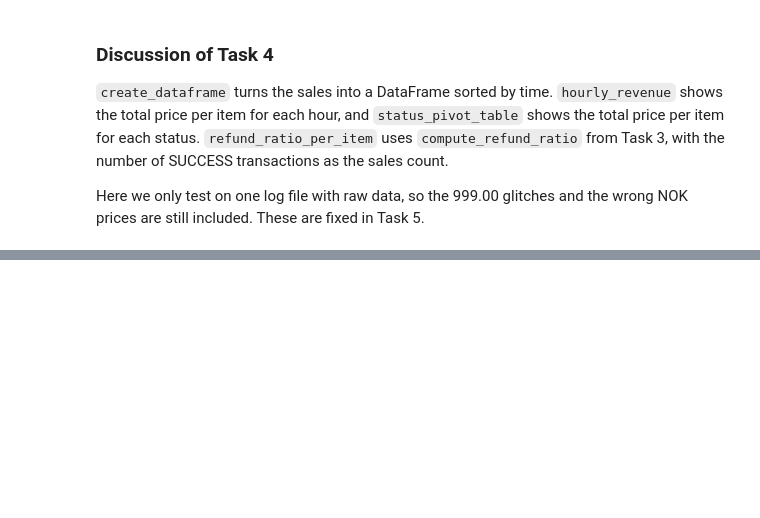
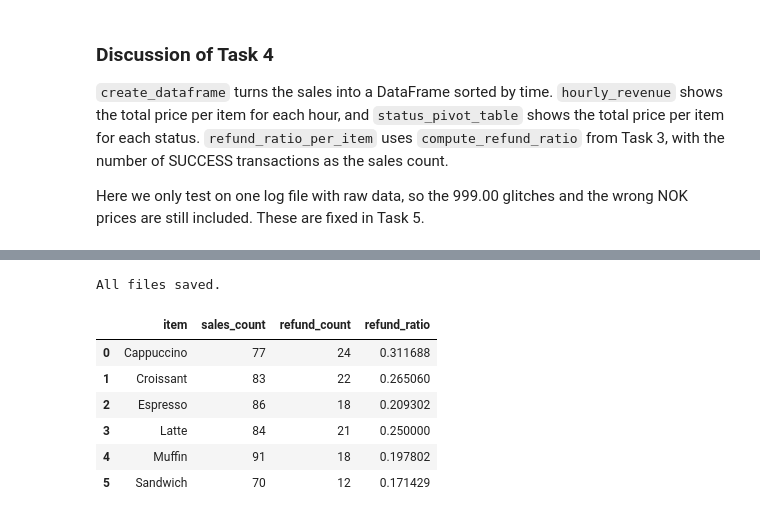
Before and after one commit to Sivert6/inf201-h26-deliverable-2, a Jupyter notebook: deliverable_2.ipynb, the cells around one changed output, grey strips where cells are left out. Saved outputs shown, nothing was run; the diff lists cells and outputs as text; code cells hidden in the pictures; blank space fills up the shorter version.

```diff
--- a/deliverable_2.ipynb
+++ b/deliverable_2.ipynb
@@ -374,0 +388,17 @@ the wrong NOK prices are still included. These are fixed in Task 5.
+# %%
+log_files = find_log_files(DATA_DIR)
+
+with open(DATA_DIR / "store_config.json", encoding="utf-8") as f:
+    config = json.load(f)
+active_registers = find_active_registers(config)
+
+all_records = []
+for path in log_files:
+    text, encoding = read_log_file(path)
+    for record in parse_log(text):
+        if record["register_id"] in active_registers:
+            all_records.append(record)
+
+print("Log files:", len(log_files))
+print("Active registers:", active_registers)
+print("Records:", len(all_records))
@@ -374,0 +409,16 @@ the wrong NOK prices are still included. These are fixed in Task 5.
+# %%
+df = create_dataframe(all_records)
+print("Highest price before cleaning:", df["price"].max())
+
+df["price"] = remove_price_outliers(df["price"])
+print("Highest price after cleaning:", df["price"].max())
+
+new_prices = []
+for price, currency in zip(df["price"], df["currency"]):
+    if currency == "NOK":
+        new_prices.append(price * 10)
+    else:
+        new_prices.append(price)
+df["price"] = new_prices
+
+df.groupby("currency")["price"].mean()
@@ -374,0 +433,21 @@ the wrong NOK prices are still included. These are fixed in Task 5.
+# %%
+hourly = hourly_revenue(df)
+pivot = status_pivot_table(df)
+refund_ratios = refund_ratio_per_item(df)
+
+df.to_csv("cleaned_transactions.csv")
+hourly.to_json("hourly_revenue.json", orient="records", date_format="iso")
+pivot.to_csv("status_pivot_table.csv")
+refund_ratios.to_csv("item_refund_ratios.csv", index=False)
+
+print("All files saved.")
+refund_ratios
+# %% [output]
+All files saved.
+|  | item | sales_count | refund_count | refund_ratio |
+| 0 | Cappuccino | 77 | 24 | 0.311688 |
+| 1 | Croissant | 83 | 22 | 0.265060 |
+| 2 | Espresso | 86 | 18 | 0.209302 |
+| 3 | Latte | 84 | 21 | 0.250000 |
+| 4 | Muffin | 91 | 18 | 0.197802 |
+| 5 | Sandwich | 70 | 12 | 0.171429 |
```
Also changed, not shown: parts of 6 cells of this notebook, 4 other files.
